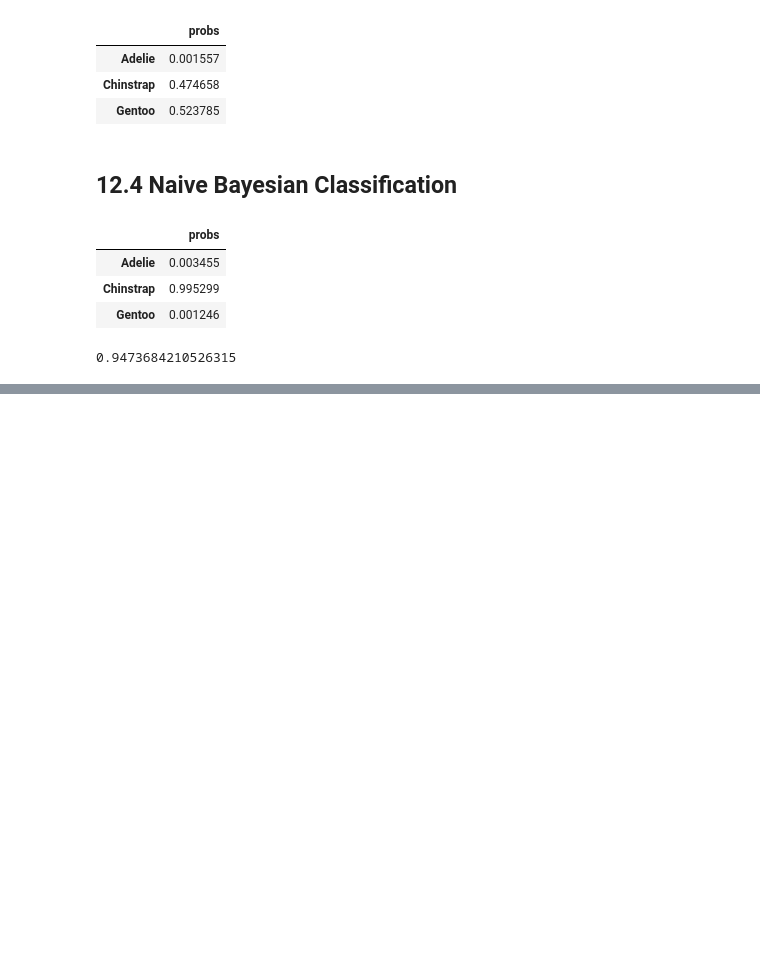
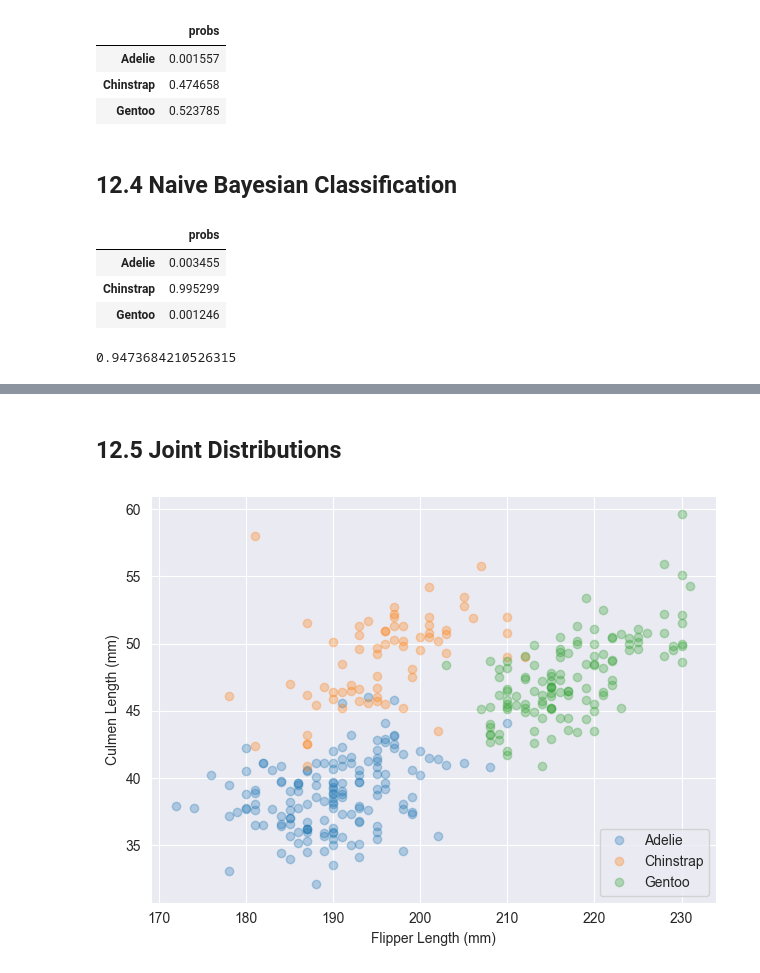
Before and after one commit to Xupeiyi/think-bayes, a Jupyter notebook: chapter12.ipynb, the cells around one changed output, grey strips where cells are left out. Saved outputs shown, nothing was run; the diff lists cells and outputs as text; code cells hidden in the pictures; blank space fills up the shorter version.

```diff
--- a/chapter12.ipynb
+++ b/chapter12.ipynb
@@ -170,0 +191,21 @@ accuracy(df)
+# %% [markdown]
+## 12.5 Joint Distributions
+# %%
+def scatterplot(df, var1, var2):
+    grouped = df.groupby('Species2')
+    for species, group in grouped:
+        plt.plot(
+            group[var1],
+            group[var2],
+            label=species,
+            ls="None",
+            marker="o",
+            alpha=0.3
+        )
+    decorate(xlabel=var1, ylabel=var2)
+
+var1 = "Flipper Length (mm)"
+var2 = "Culmen Length (mm)"
+scatterplot(df, var1, var2)
+# %% [output]
+[figure, added]
```
Also changed, not shown: parts of 10 cells of this notebook.
